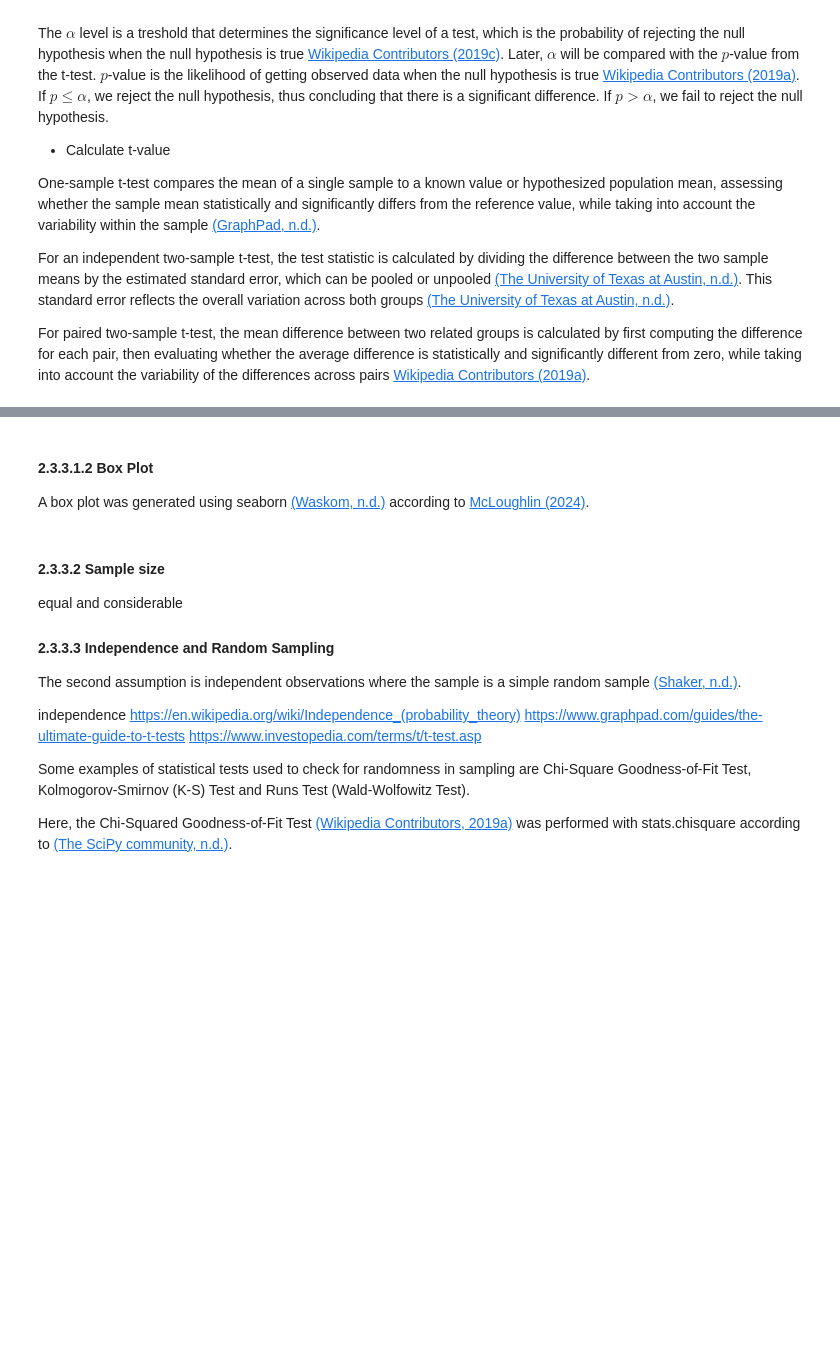
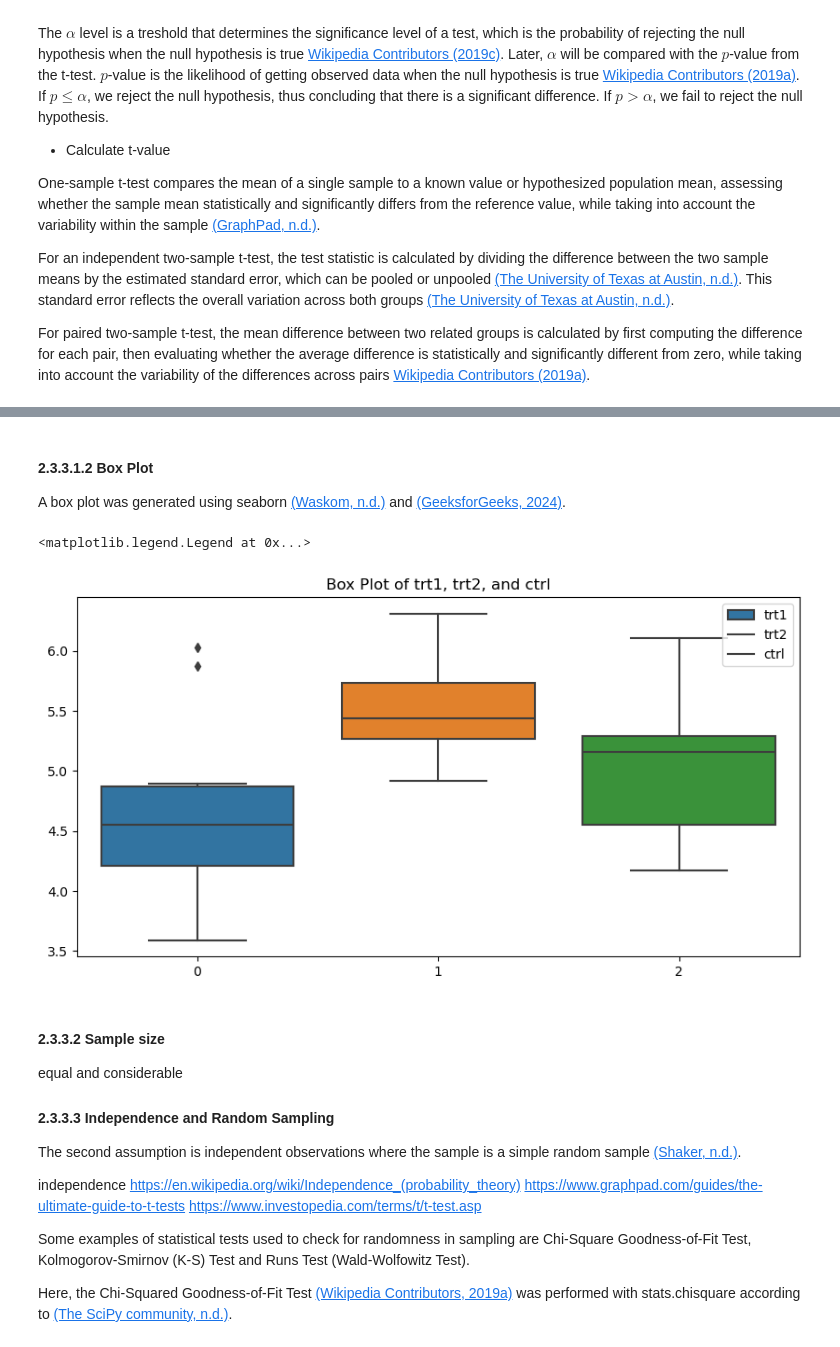
Before and after one commit to nurbujang/asappstatw24, a Jupyter notebook: project.ipynb, the cells around one changed output, grey strips where cells are left out. Drawn from its saved outputs; the diff is of its cells as text; code cells hidden in the pictures; blank space fills up the shorter version.

```diff
--- a/project.ipynb
+++ b/project.ipynb
@@ -217,4 +249,4 @@ A histogram was generated using seaborn [(Hunter et al., n.d.)](https://matplotl
 # %% [markdown]
 #### 2.3.3.1.2 Box Plot
 
-A box plot was generated using seaborn [(Waskom, n.d.)](https://seaborn.pydata.org/generated/seaborn.boxplot.html) according to <a href="https://github.com/ianmcloughlin/2425_applied_statistics">McLoughlin (2024)</a>.
+A box plot was generated using seaborn [(Waskom, n.d.)](https://seaborn.pydata.org/generated/seaborn.boxplot.html) and [(GeeksforGeeks, 2024)](https://www.geeksforgeeks.org/add-a-legend-to-a-seaborn-plots/).
@@ -223,3 +253,13 @@ A box plot was generated using seaborn [(Waskom, n.d.)](https://seaborn.pydata.o
+# %%
+# Generate box plot for trt1, trt2 and ctrl
+
+plt.figure(figsize=(10, 5))
+sns.boxplot(data=[trt1w, trt2w, ctrlw])
+plt.title('Box Plot of trt1, trt2, and ctrl')
+plt.legend(labels=['trt1', 'trt2', 'ctrl'], loc= "upper right")
+# %% [output]
+<matplotlib.legend.Legend at 0x...>
+[figure, added]
 # %% [markdown]
 #### 2.3.3.2 Sample size
 
```
Also changed, not shown: parts of 21 cells of this notebook.
